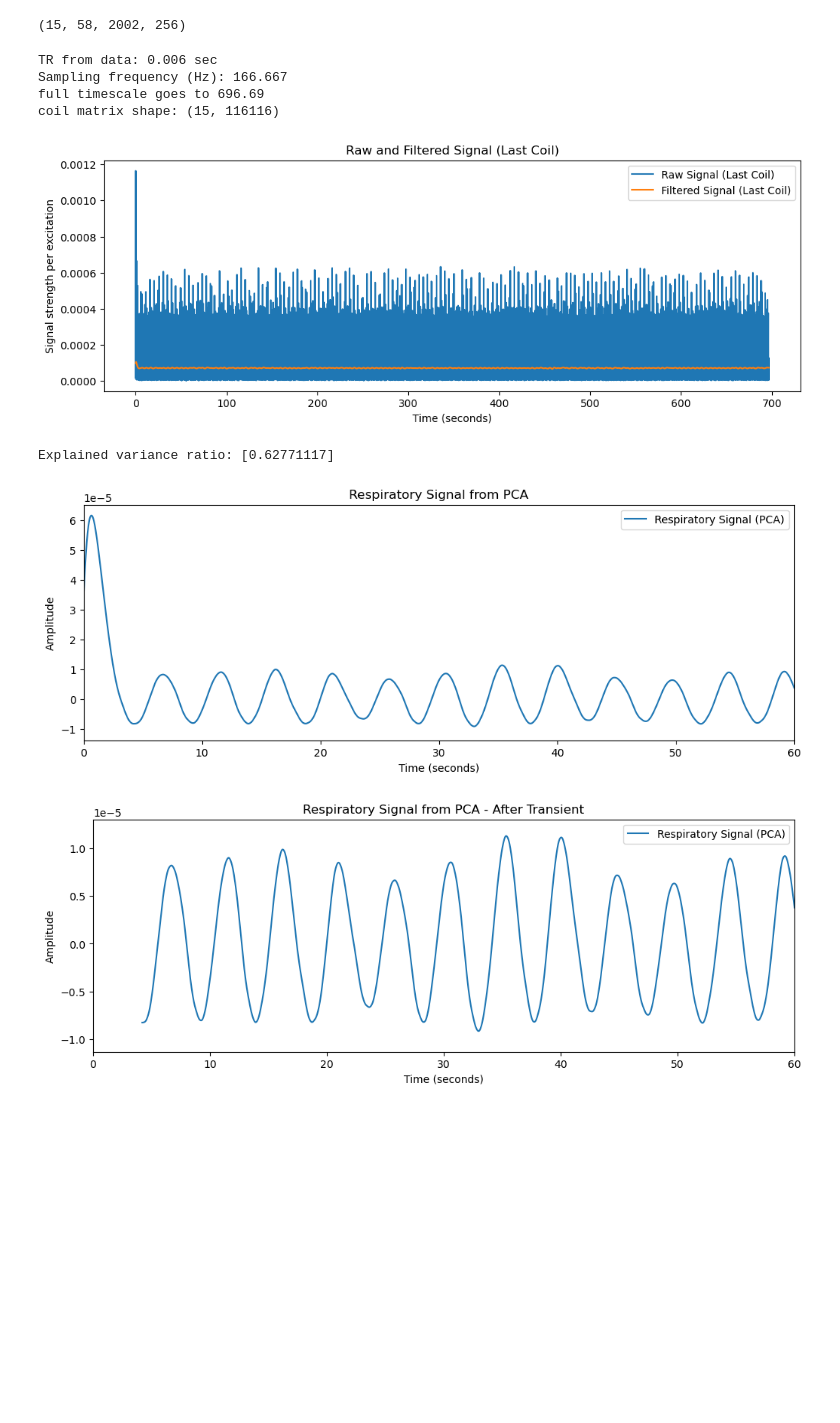
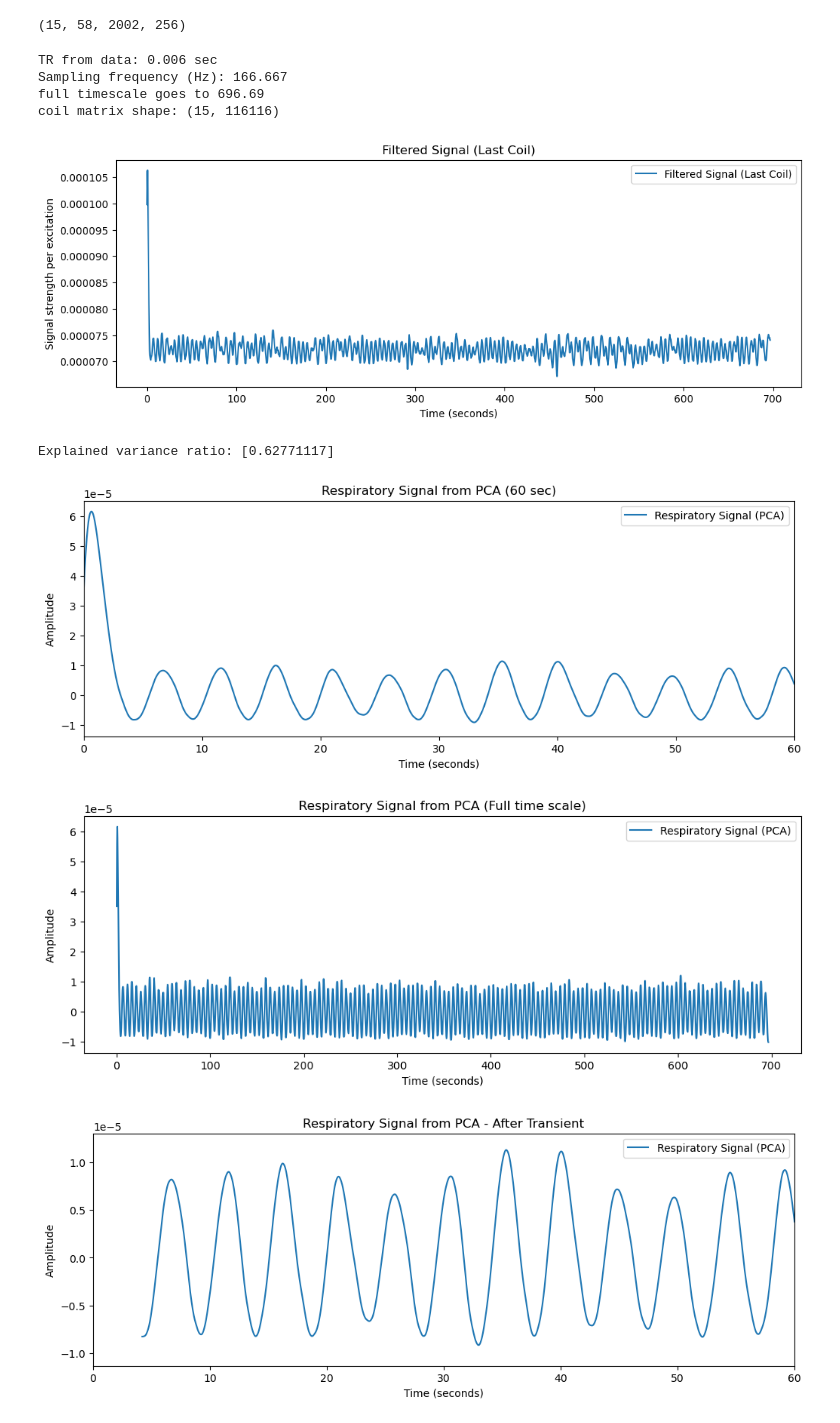
Before and after one commit to lilianaedmonds/naf_recons, a Jupyter notebook: resp_signal_and_gating.ipynb, the cells around one changed output. Cells and saved outputs as stored; diff of their text form; code cells hidden in the pictures; blank space fills up the shorter version.

Commit message:
Updated resp gating- more plots

```diff
--- a/resp_signal_and_gating.ipynb
+++ b/resp_signal_and_gating.ipynb
@@ -104,50 +104,54 @@ def get_resp_signal(ksp_data, mapped):
 
     # plot raw and filtered signal from last coil as example (time in seconds)
     plt.figure(figsize=(12, 4))
-    plt.plot(full_time_scale_s, signal, label="Raw Signal (Last Coil)")
+    # plt.plot(full_time_scale_s, signal, label="Raw Signal (Last Coil)")
     plt.plot(full_time_scale_s, signal_all_coils[-1], label="Filtered Signal (Last Coil)")
     plt.xlabel("Time (seconds)")
     plt.ylabel("Signal strength per excitation")
-    plt.title("Raw and Filtered Signal (Last Coil)")
+    plt.title("Filtered Signal (Last Coil)")
     plt.legend()
-    # plt.xlim(0, 60)  # show first 60 seconds
     plt.show()
 
     return coil_matrix, TR
 
 def perform_pca(coil_matrix, n_components=1):
     # coil_matrix shape: (coils, time_points)
     data_for_pca = coil_matrix.T  # shape: (time_points, coils)
     pca = PCA(n_components=n_components)
     pcs = pca.fit_transform(data_for_pca)
 
     print(f"Explained variance ratio: {pca.explained_variance_ratio_}")
     return pcs, pca.explained_variance_ratio_
 
-def plot_resp_signal(pcs, TR):
+def plot_resp_signal(pcs, TR, xlim=True):
     n_samples = pcs.shape[0]
     time_ms = np.arange(n_samples) * TR
     plt.figure(figsize=(12, 4))
     plt.plot(time_ms, pcs[:, 0], label="Respiratory Signal (PCA)")
     plt.xlabel("Time (seconds)")
     plt.ylabel("Amplitude")
-    plt.title("Respiratory Signal from PCA")
     plt.legend()
-    plt.xlim(0, 60)
+    if xlim:
+        plt.xlim(0, 60)
+        plt.title("Respiratory Signal from PCA (60 sec)")
+    else:
+        plt.title("Respiratory Signal from PCA (Full time scale)")
     plt.show()
 
 coil_matrix, TR = get_resp_signal(kspace_0, mapped)
 pcs, _ = perform_pca(coil_matrix, n_components=1)
 plot_resp_signal(pcs, TR)
+plot_resp_signal(pcs, TR, xlim=False)
 resp_signal = pcs[:,0]
 # %% [output]
 TR from data: 0.006 sec
 Sampling frequency (Hz): 166.667
 full timescale goes to 696.69
 coil matrix shape: (15, 116116)
-[figure, old version]
+[figure, new version]
 Explained variance ratio: [0.62771117]
-[figure, old version]
+[figure, new version]
+[figure, added]
 # %%
 def plot_resp_signal_short(resp, TR):
     n_samples = resp.shape[0]
```
